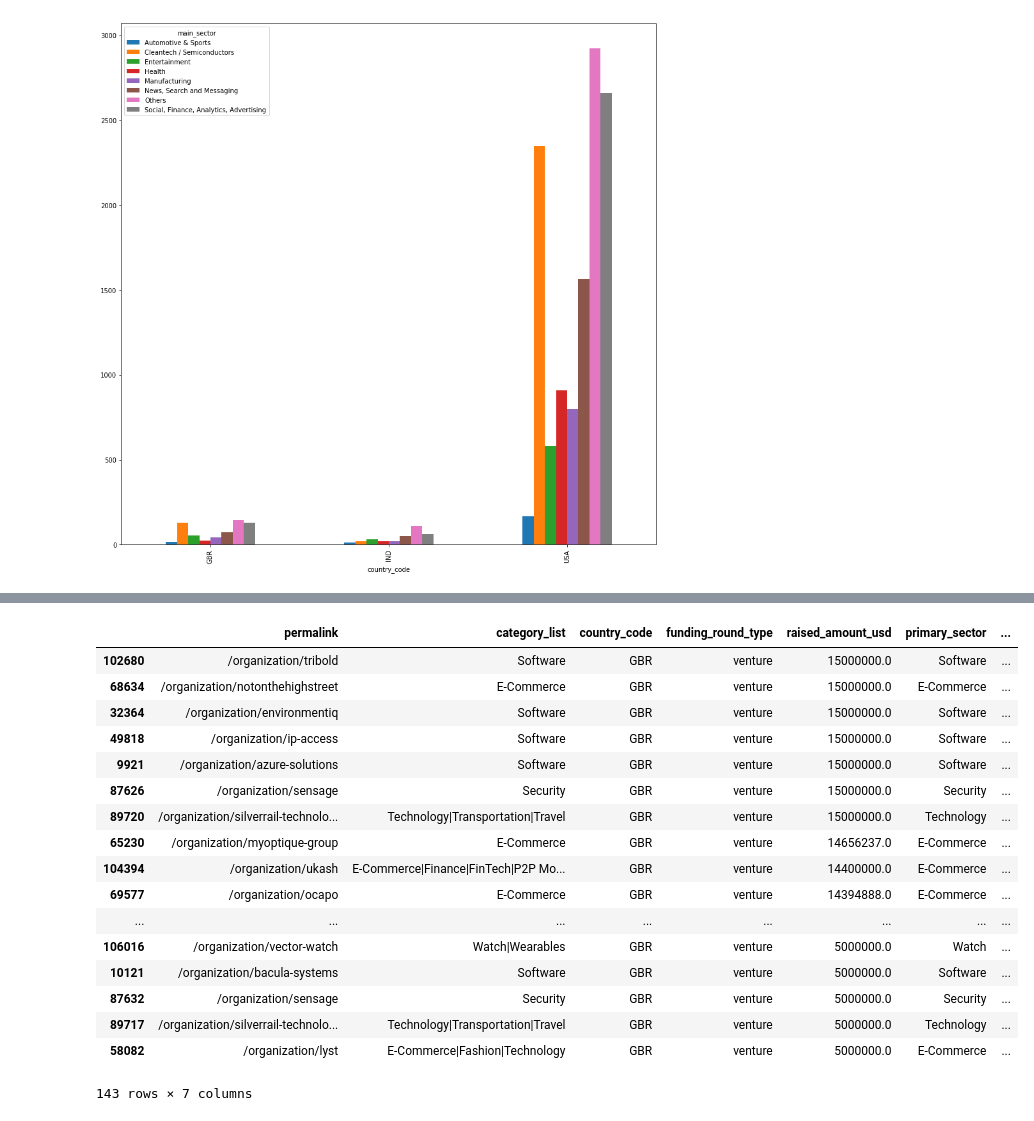
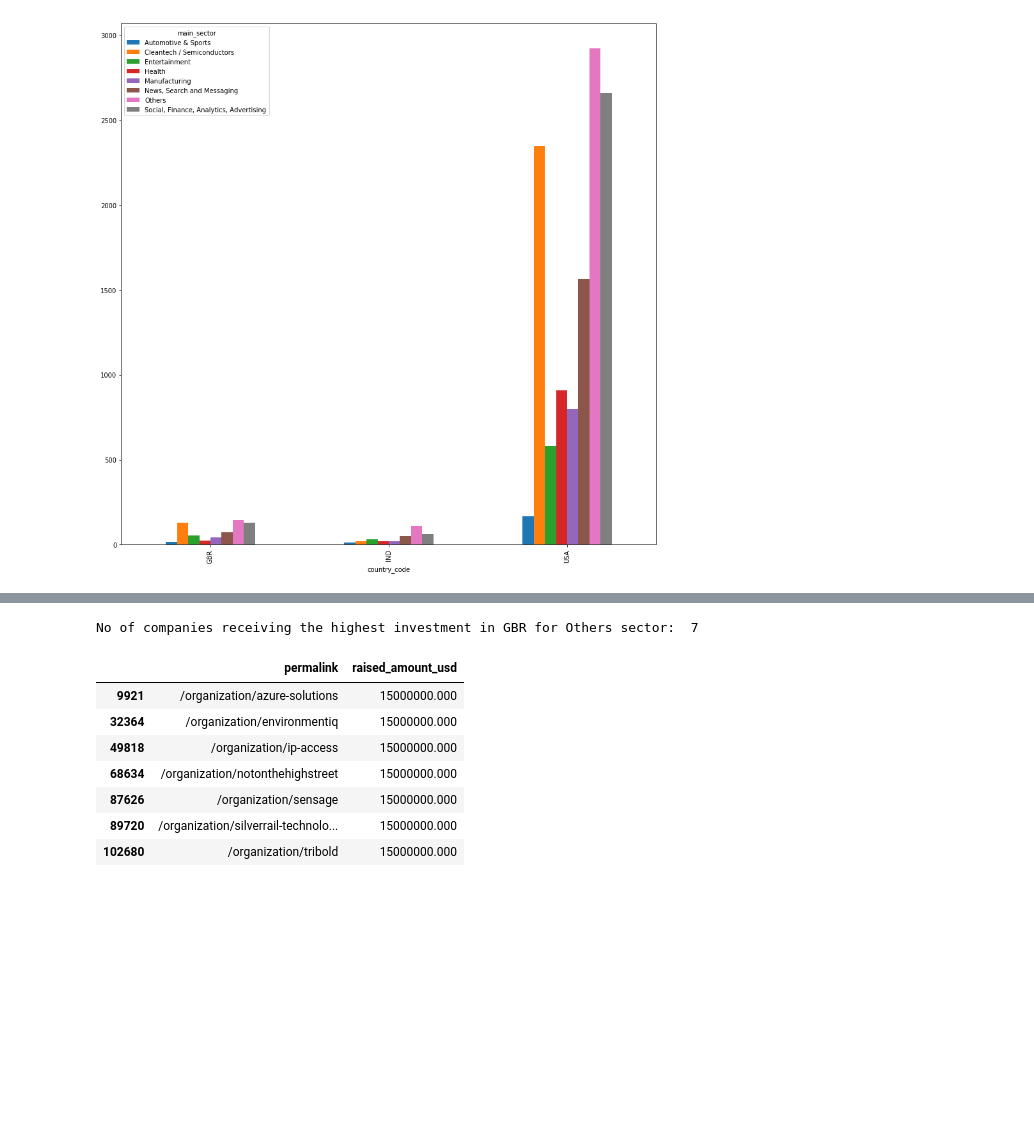
Before and after one commit to sameerg07/EDA_SparkFunds, a Jupyter notebook: EDA-SparkFunds_Assignment.ipynb, the cells around one changed output, grey strips where cells are left out. Saved outputs shown, nothing was run; the diff lists cells and outputs as text; code cells hidden in the pictures; blank space fills up the shorter version.

```diff
--- a/EDA-SparkFunds_Assignment.ipynb
+++ b/EDA-SparkFunds_Assignment.ipynb
@@ -11,6 +11,9 @@ import pandas as pd
 import numpy as np
 import seaborn as sns
 import matplotlib.pyplot as plt
+pd.set_option('display.float_format', lambda x: '%.3f' % x)
+import warnings
+warnings.filterwarnings("ignore")
 # import plotly.express as px
 # %%
 # load the datasets into two different dataframes
@@ -444,2 +466,5 @@ master_frame.groupby("main_sector")["main_sector"].count().plot.bar()
 # %% [markdown]
 ## Sector Analysis - 2
+# %%
+## lets reduce the master_frame to only USA GBR IND and raised fund is in between 5M and 15M
+master_frame = master_frame[(master_frame.country_code.isin(["USA","GBR","IND"])) & (master_frame.raised_amount_usd >= 5000000) & (master_frame.raised_amount_usd <= 15000000)]
@@ -446,5 +478,5 @@ master_frame.groupby("main_sector")["main_sector"].count().plot.bar()
 # %%
 ## Creating DataFrames per country falling within 5M and 15M brackets
-usa = master_frame[(master_frame.country_code == "USA") & (master_frame.raised_amount_usd >= 5000000) & (master_frame.raised_amount_usd <= 15000000)]
-gbr = master_frame[(master_frame.country_code == "GBR") & (master_frame.raised_amount_usd >= 5000000) & (master_frame.raised_amount_usd <= 15000000)]
-ind = master_frame[(master_frame.country_code == "IND") & (master_frame.raised_amount_usd >= 5000000) & (master_frame.raised_amount_usd <= 15000000)]
+usa = master_frame[(master_frame.country_code == "USA")]
+gbr = master_frame[(master_frame.country_code == "GBR")]
+ind = master_frame[(master_frame.country_code == "IND")]
@@ -658,23 +798,15 @@ usa_new.sort_values("raised_amount_usd",ascending = False)
 # %%
-gbr_new = gbr[gbr.main_sector == "Others"]
-gbr_new.sort_values("raised_amount_usd",ascending = False)
+gbr_new = gbr[(gbr.main_sector == "Others") & (gbr.raised_amount_usd == gbr.raised_amount_usd.max())]
+print("No of companies receiving the highest investment in GBR for Others sector: ",gbr_new.shape[0])
+gbr_new.loc[:,["permalink","raised_amount_usd"]].sort_values("raised_amount_usd",ascending = False)
 # %% [output]
+No of companies receiving the highest investment in GBR for Others sector:  7
-|  | permalink | category_list | country_code | funding_round_type | raised_amount_usd | primary_sector | ... |
-| 102680 | /organization/tribold | Software | GBR | venture | 15000000.0 | Software | ... |
-| 68634 | /organization/notonthehighstreet | E-Commerce | GBR | venture | 15000000.0 | E-Commerce | ... |
-| 32364 | /organization/environmentiq | Software | GBR | venture | 15000000.0 | Software | ... |
-| 49818 | /organization/ip-access | Software | GBR | venture | 15000000.0 | Software | ... |
-| 9921 | /organization/azure-solutions | Software | GBR | venture | 15000000.0 | Software | ... |
-| 87626 | /organization/sensage | Security | GBR | venture | 15000000.0 | Security | ... |
-| 89720 | /organization/silverrail-technolo... | Technology|Transportation|Travel | GBR | venture | 15000000.0 | Technology | ... |
-| 65230 | /organization/myoptique-group | E-Commerce | GBR | venture | 14656237.0 | E-Commerce | ... |
-| 104394 | /organization/ukash | E-Commerce|Finance|FinTech|P2P Mo... | GBR | venture | 14400000.0 | E-Commerce | ... |
-| 69577 | /organization/ocapo | E-Commerce | GBR | venture | 14394888.0 | E-Commerce | ... |
-| ... | ... | ... | ... | ... | ... | ... | ... |
-| 106016 | /organization/vector-watch | Watch|Wearables | GBR | venture | 5000000.0 | Watch | ... |
-| 10121 | /organization/bacula-systems | Software | GBR | venture | 5000000.0 | Software | ... |
-| 87632 | /organization/sensage | Security | GBR | venture | 5000000.0 | Security | ... |
-| 89717 | /organization/silverrail-technolo... | Technology|Transportation|Travel | GBR | venture | 5000000.0 | Technology | ... |
-| 58082 | /organization/lyst | E-Commerce|Fashion|Technology | GBR | venture | 5000000.0 | E-Commerce | ... |
+|  | permalink | raised_amount_usd |
+| 9921 | /organization/azure-solutions | 15000000.000 |
+| 32364 | /organization/environmentiq | 15000000.000 |
+| 49818 | /organization/ip-access | 15000000.000 |
+| 68634 | /organization/notonthehighstreet | 15000000.000 |
+| 87626 | /organization/sensage | 15000000.000 |
+| 89720 | /organization/silverrail-technolo... | 15000000.000 |
+| 102680 | /organization/tribold | 15000000.000 |
-143 rows × 7 columns
 # %%
```
Also changed, not shown: parts of 43 cells of this notebook.
